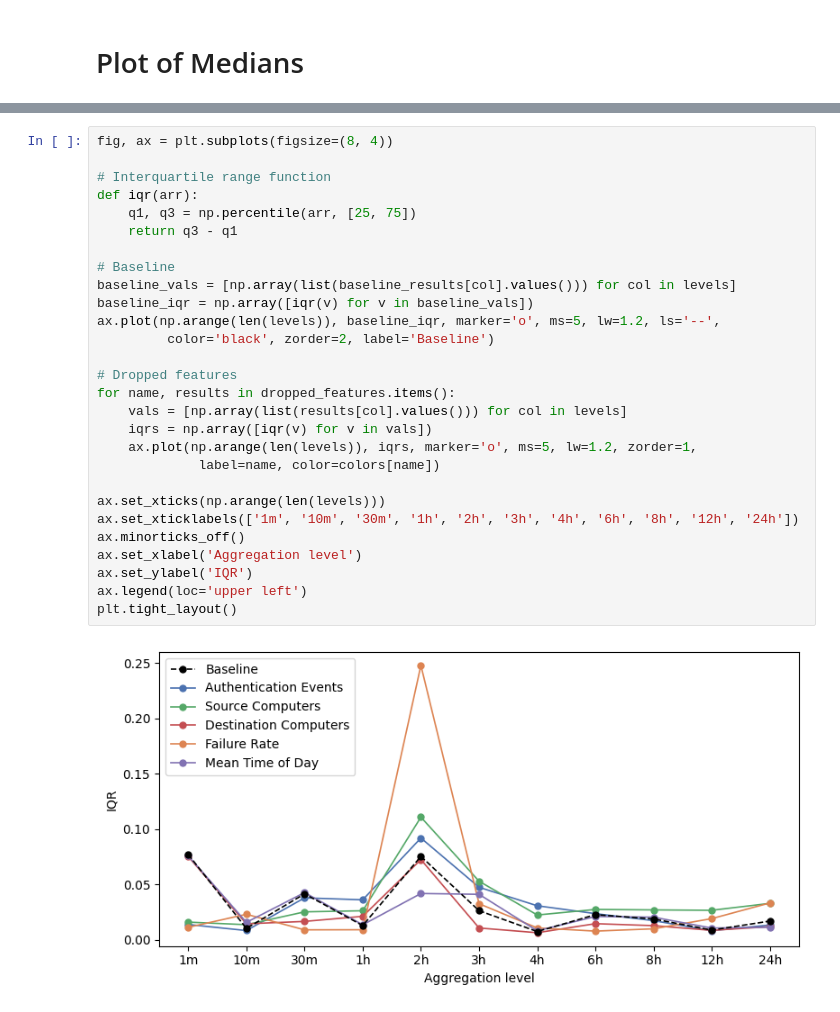
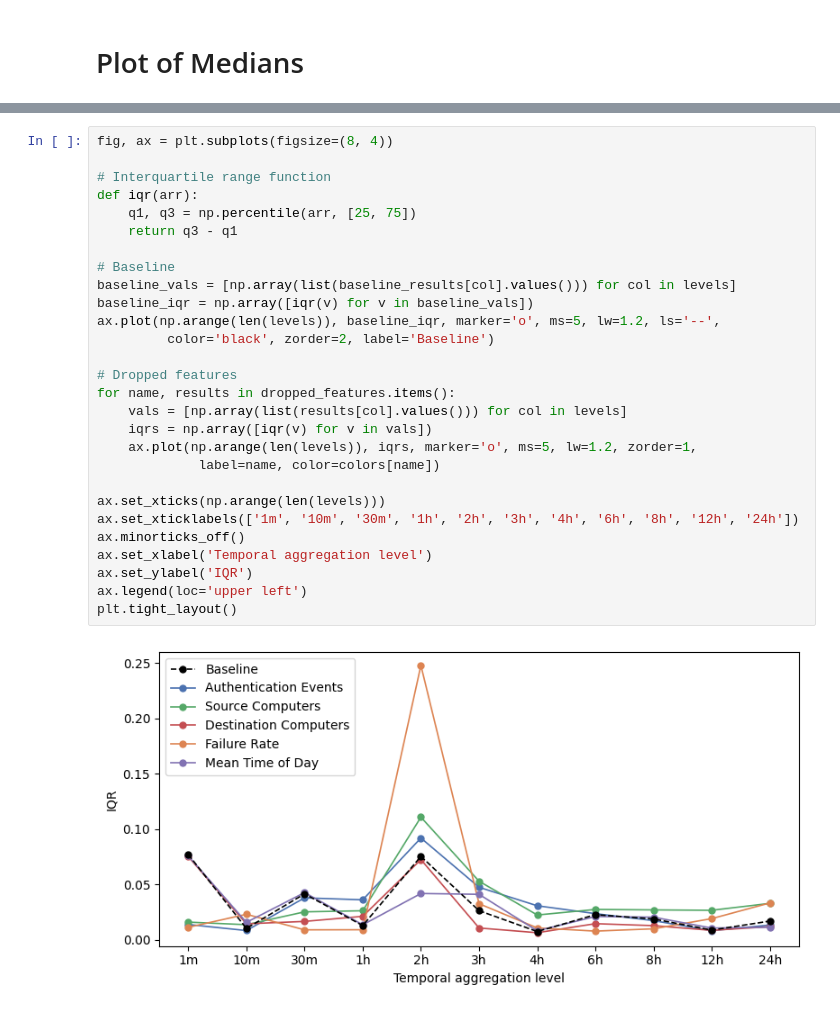
Before and after one commit to Tarun-Rajan99/MSc-Project, a Jupyter notebook: 03_code/ablation_analysis/ablation_analysis.ipynb, the cells around one changed output, grey strips where cells are left out. Cells and saved outputs as stored; diff of their text form.

```diff
--- a/03_code/ablation_analysis/ablation_analysis.ipynb
+++ b/03_code/ablation_analysis/ablation_analysis.ipynb
@@ -135,30 +135,30 @@ plt.tight_layout()
 # %%
 fig, ax = plt.subplots(figsize=(8, 4))
 
 # Interquartile range function
 def iqr(arr):
     q1, q3 = np.percentile(arr, [25, 75])
     return q3 - q1
 
 # Baseline
 baseline_vals = [np.array(list(baseline_results[col].values())) for col in levels]
 baseline_iqr = np.array([iqr(v) for v in baseline_vals])
 ax.plot(np.arange(len(levels)), baseline_iqr, marker='o', ms=5, lw=1.2, ls='--',
          color='black', zorder=2, label='Baseline')
 
 # Dropped features
 for name, results in dropped_features.items():
     vals = [np.array(list(results[col].values())) for col in levels]
     iqrs = np.array([iqr(v) for v in vals])
     ax.plot(np.arange(len(levels)), iqrs, marker='o', ms=5, lw=1.2, zorder=1,
              label=name, color=colors[name])
 
 ax.set_xticks(np.arange(len(levels)))
 ax.set_xticklabels(['1m', '10m', '30m', '1h', '2h', '3h', '4h', '6h', '8h', '12h', '24h'])
 ax.minorticks_off()
-ax.set_xlabel('Aggregation level')
+ax.set_xlabel('Temporal aggregation level')
 ax.set_ylabel('IQR')
 ax.legend(loc='upper left')
 plt.tight_layout()
 # %% [output]
-[figure, old version]
+[figure, new version]
```
Also changed, not shown: parts of 1 cell of this notebook, 2 other files.
